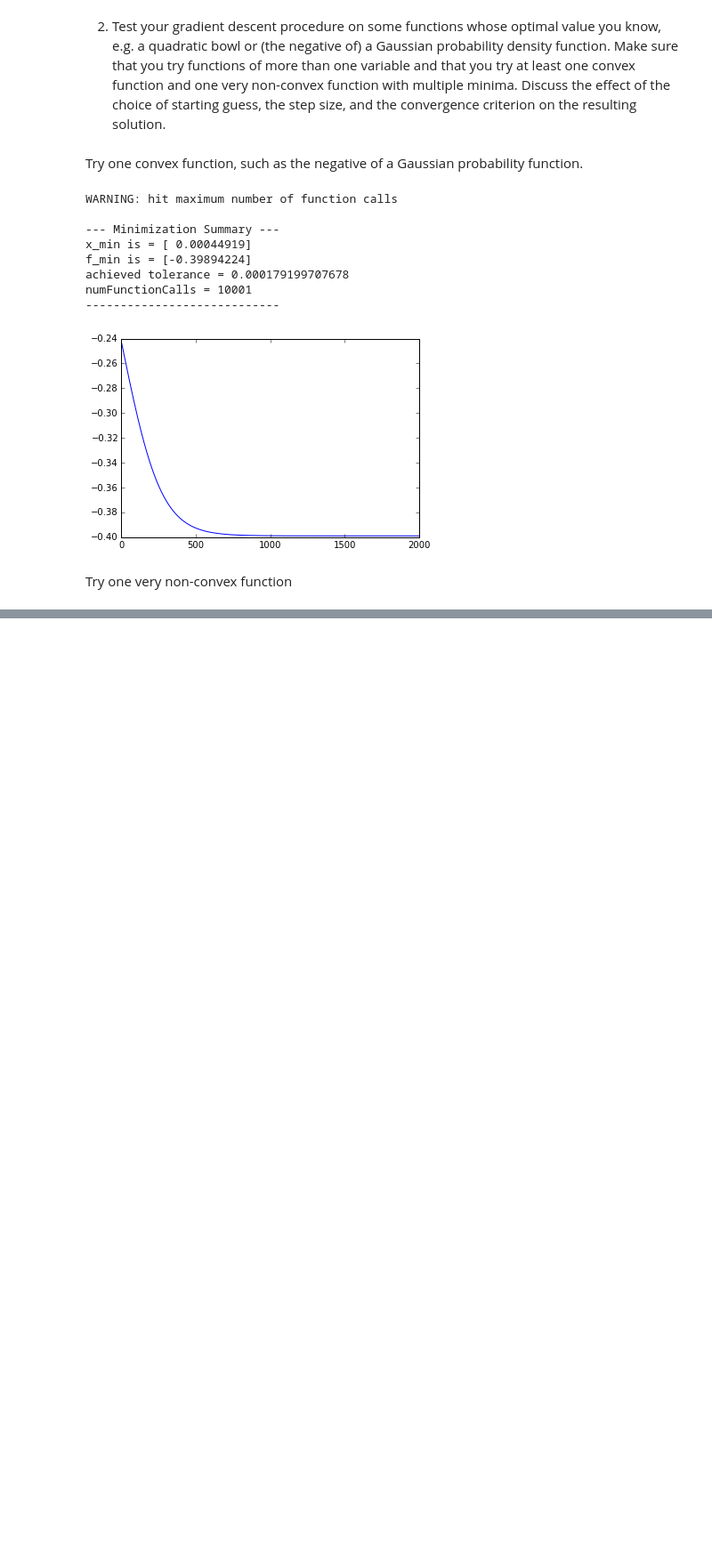
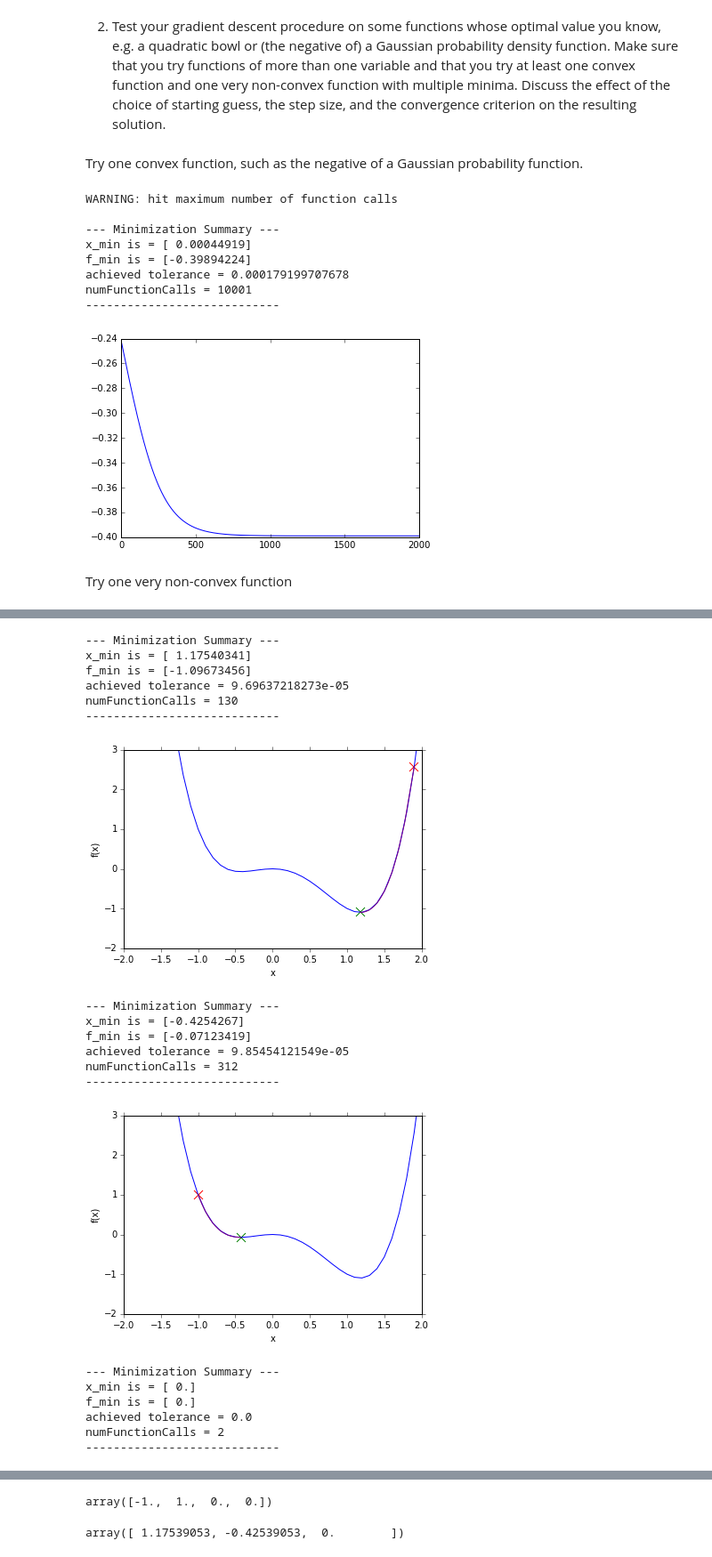
Before and after one commit to peteflorence/Machine-Learning-6.867-homework, a Jupyter notebook: hw1/problem_1.ipynb, the cells around one changed output, grey strips where cells are left out. Shown at 89% size. Drawn from its saved outputs; the diff is of its cells as text; code cells hidden in the pictures; blank space fills up the shorter version.

Commit message:
nice descent paramters for Problem 1 bivariate gaussian and nonconvex polynomial

```diff
--- a/hw1/problem_1.ipynb
+++ b/hw1/problem_1.ipynb
@@ -182,0 +184,50 @@ Function in blue, derivative in red
+# %%
+gd = GradientDescent(f,gradf)
+gd.stepSize = 1e-2
+x_0 = np.array([1.9])
+gd.computeMin(x_0, useGradientCriterion=True, storeIterX=True,)
+
+def plotWithDescent(gdObj):
+    plt.plot(xaxis,yaxis_f, color ='blue')
+    #plt.plot(xaxis,yaxis_grad, color='red')
+    numIter = (gdObj.numIterations-1)
+    plt.plot(gdObj.iterX[0:numIter], f(gdObj.iterX)[0:numIter], color='purple')
+    plt.scatter(gdObj.iterX[0], f(gdObj.iterX)[0], marker='x', s=100, color='red')
+    plt.scatter(gdObj.iterX[numIter], f(gdObj.iterX)[numIter], marker='x', s=100, color='green')
+    plt.axis([-2, 2, -2, 3])
+    plt.xlabel('x')
+    plt.ylabel('f(x)')
+    plt.show()
+
+plotWithDescent(gd)
+
+x_0 = np.array([-1.0])
+gd.computeMin(x_0, useGradientCriterion=True, storeIterX=True,)
+
+plotWithDescent(gd)
+
+x_0 = np.array([0.0])
+gd.computeMin(x_0, useGradientCriterion=True, storeIterX=True,)
+
+plotWithDescent(gd)
+# %% [output]
+--- Minimization Summary ---
+x_min is = [ 1.17540341]
+f_min is = [-1.09673456]
+achieved tolerance = 9.69637218273e-05
+numFunctionCalls = 130
+----------------------------
+[figure, added]
+--- Minimization Summary ---
+x_min is = [-0.4254267]
+f_min is = [-0.07123419]
+achieved tolerance = 9.85454121549e-05
+numFunctionCalls = 312
+----------------------------
+[figure, added]
+--- Minimization Summary ---
+x_min is = [ 0.]
+f_min is = [ 0.]
+achieved tolerance = 0.0
+numFunctionCalls = 2
+----------------------------
@@ -182,0 +235,10 @@ Function in blue, derivative in red
+# %%
+coeff = [1,0,-1,0,0]
+np.roots(coeff)
+# %% [output]
+array([-1.,  1.,  0.,  0.])
+# %%
+dcoeff = [4,-3,-2,0]
+np.roots(dcoeff)
+# %% [output]
+array([ 1.17539053, -0.42539053,  0.        ])
```
Also changed, not shown: parts of 5 cells of this notebook, 2 other files.
